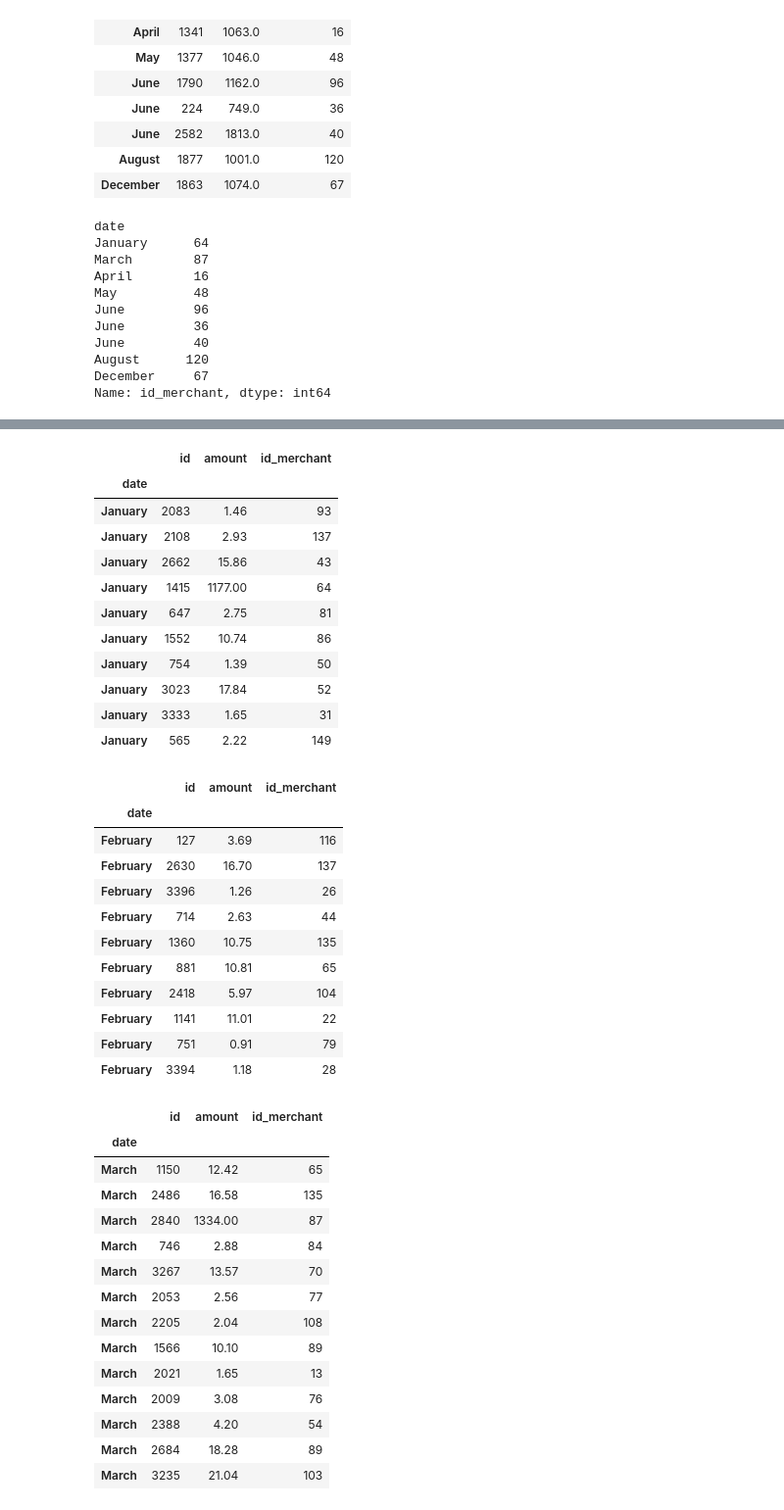
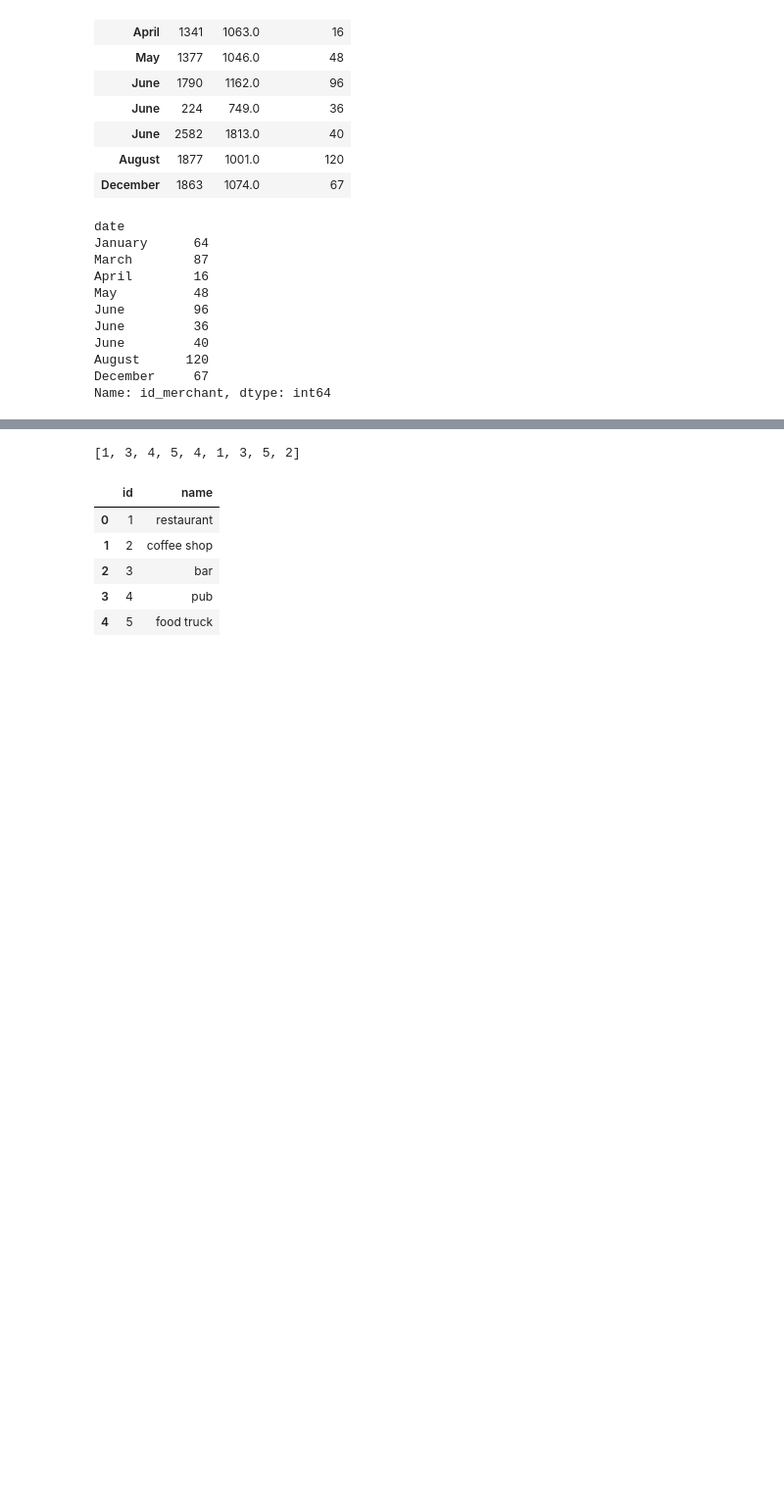
Before and after one commit to MontgomeryG/python-homework, a Jupyter notebook: Module 7 Challenge/Starter_Files/visual_data_analysis.ipynb, the cells around one changed output, grey strips where cells are left out. Shown at 98% size. Cells and saved outputs as stored; diff of their text form; code cells hidden in the pictures; blank space fills up the shorter version.

```diff
--- a/Module 7 Challenge/Starter_Files/visual_data_analysis.ipynb
+++ b/Module 7 Challenge/Starter_Files/visual_data_analysis.ipynb
@@ -519,49 +650,23 @@ Name: id_merchant, dtype: int64
+# %%
+# Let's take a look at the list of merchant categories where our max values for transaction amounts reside.
+merchant_categories_max_list
+# %% [output]
+[1, 3, 4, 5, 4, 1, 3, 5, 2]
 # %%
 # Using the id_merchant, we can write a query to get the corresponding merchant categories from our merchant_category_table
 query = """
         SELECT *
-        FROM
+        FROM merchant_category_table
 
         """
 
 max_values_merchant_categories = pd.read_sql(query, engine)
+
+max_values_merchant_categories
 # %% [output]
-|  | id | amount | id_merchant |
-| date |  |  |  |
-| January | 2083 | 1.46 | 93 |
-| January | 2108 | 2.93 | 137 |
-| January | 2662 | 15.86 | 43 |
-| January | 1415 | 1177.00 | 64 |
-| January | 647 | 2.75 | 81 |
-| January | 1552 | 10.74 | 86 |
-| January | 754 | 1.39 | 50 |
-| January | 3023 | 17.84 | 52 |
-| January | 3333 | 1.65 | 31 |
-| January | 565 | 2.22 | 149 |
+|  | id | name |
+| 0 | 1 | restaurant |
+| 1 | 2 | coffee shop |
+| 2 | 3 | bar |
+| 3 | 4 | pub |
+| 4 | 5 | food truck |
-|  | id | amount | id_merchant |
-| date |  |  |  |
-| February | 127 | 3.69 | 116 |
-| February | 2630 | 16.70 | 137 |
-| February | 3396 | 1.26 | 26 |
-| February | 714 | 2.63 | 44 |
-| February | 1360 | 10.75 | 135 |
-| February | 881 | 10.81 | 65 |
-| February | 2418 | 5.97 | 104 |
-| February | 1141 | 11.01 | 22 |
-| February | 751 | 0.91 | 79 |
-| February | 3394 | 1.18 | 28 |
-|  | id | amount | id_merchant |
-| date |  |  |  |
-| March | 1150 | 12.42 | 65 |
-| March | 2486 | 16.58 | 135 |
-| March | 2840 | 1334.00 | 87 |
-| March | 746 | 2.88 | 84 |
-| March | 3267 | 13.57 | 70 |
-| March | 2053 | 2.56 | 77 |
-| March | 2205 | 2.04 | 108 |
-| March | 1566 | 10.10 | 89 |
-| March | 2021 | 1.65 | 13 |
-| March | 2009 | 3.08 | 76 |
-| March | 2388 | 4.20 | 54 |
-| March | 2684 | 18.28 | 89 |
-| March | 3235 | 21.04 | 103 |
```
Also changed, not shown: parts of 14 cells of this notebook.
